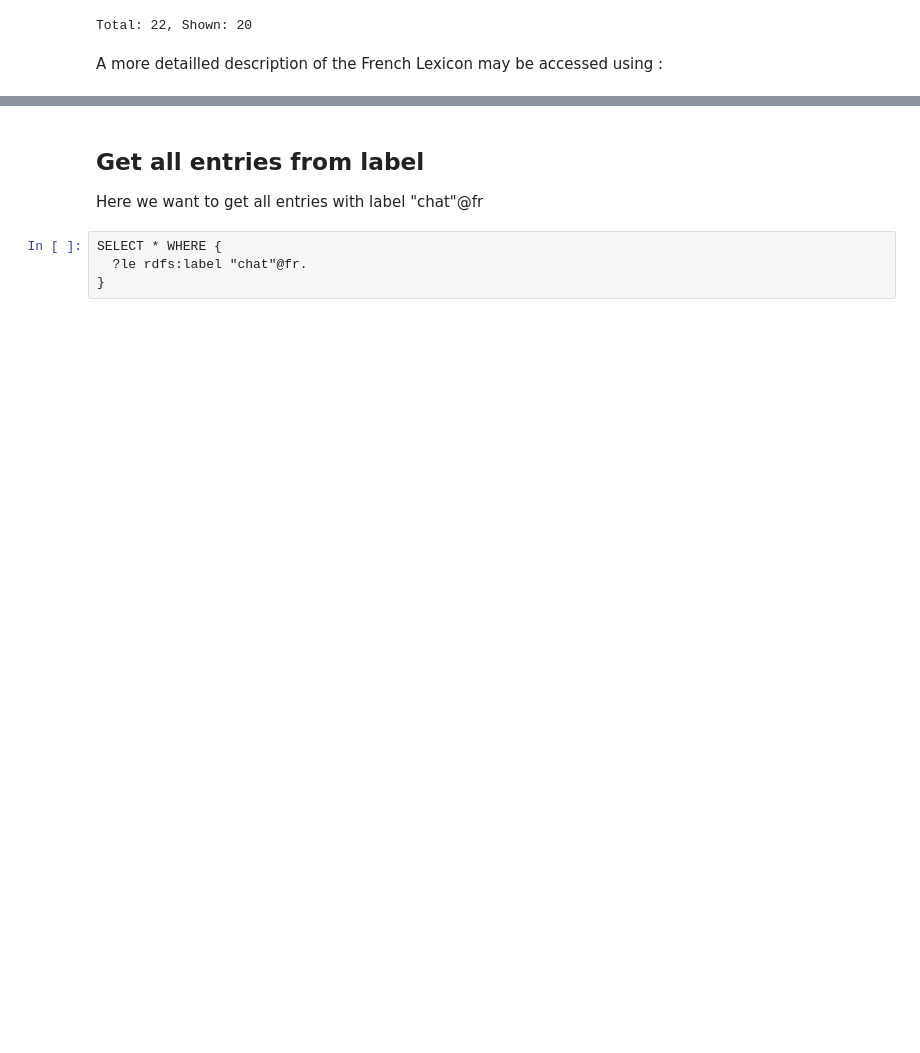
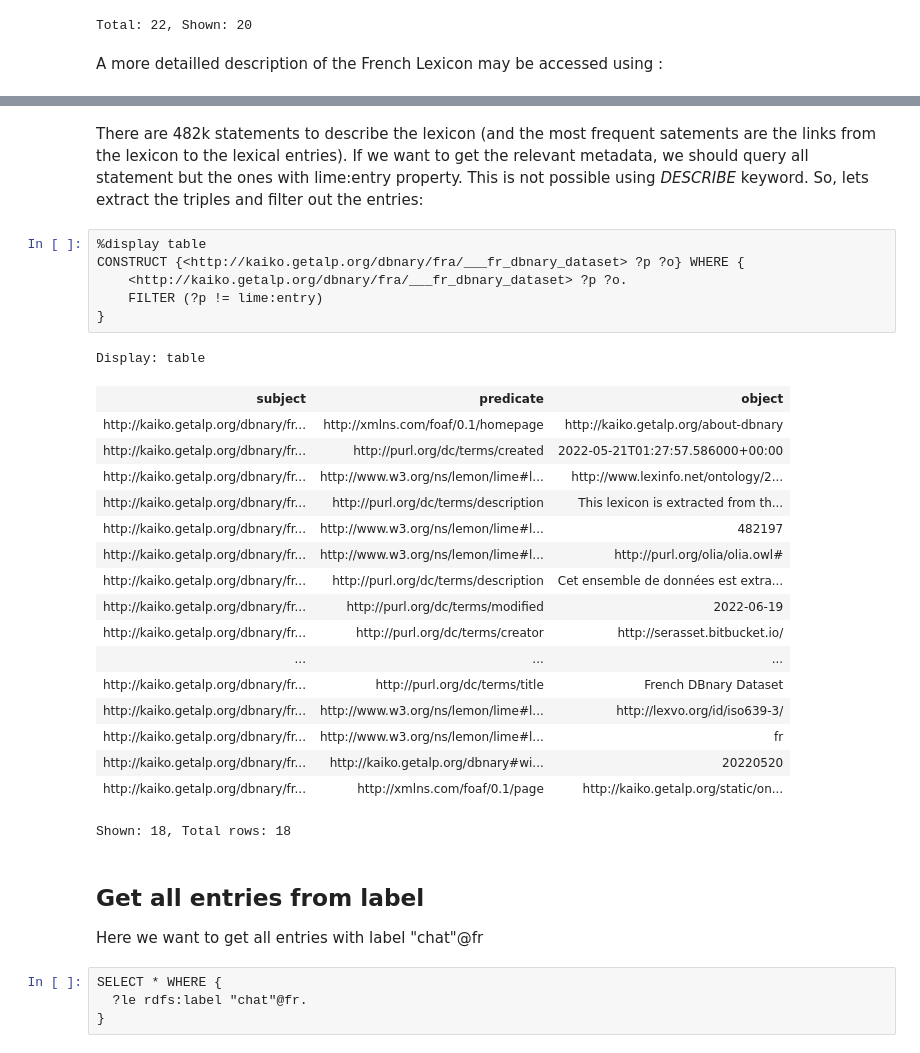
Before and after one commit to serasset/dbnary, a Jupyter notebook: tutorials/jupyter-python/notebooks/sparql-notebook.ipynb, the cells around one changed output, grey strips where cells are left out. Drawn from its saved outputs; the diff is of its cells as text; blank space fills up the shorter version.

```diff
--- a/tutorials/jupyter-python/notebooks/sparql-notebook.ipynb
+++ b/tutorials/jupyter-python/notebooks/sparql-notebook.ipynb
@@ -104,3 +104,32 @@ Shown: 18, Total rows: 18
+# %% [markdown]
+There are 482k statements to describe the lexicon (and the most frequent satements are the links from the lexicon to the lexical entries).
+If we want to get the relevant metadata, we should query all statement but the ones with lime:entry property.
+This is not possible using *DESCRIBE* keyword. So, lets extract the triples and filter out the entries:
+# %%
+%display table
+CONSTRUCT {<http://kaiko.getalp.org/dbnary/fra/___fr_dbnary_dataset> ?p ?o} WHERE {
+    <http://kaiko.getalp.org/dbnary/fra/___fr_dbnary_dataset> ?p ?o.
+    FILTER (?p != lime:entry)
+}
+# %% [output]
+Display: table
+| subject | predicate | object |
+| http://kaiko.getalp.org/dbnary/fr... | http://xmlns.com/foaf/0.1/homepage | http://kaiko.getalp.org/about-dbnary |
+| http://kaiko.getalp.org/dbnary/fr... | http://purl.org/dc/terms/created | 2022-05-21T01:27:57.586000+00:00 |
+| http://kaiko.getalp.org/dbnary/fr... | http://www.w3.org/ns/lemon/lime#l... | http://www.lexinfo.net/ontology/2... |
+| http://kaiko.getalp.org/dbnary/fr... | http://purl.org/dc/terms/description | This lexicon is extracted from th... |
+| http://kaiko.getalp.org/dbnary/fr... | http://www.w3.org/ns/lemon/lime#l... | 482197 |
+| http://kaiko.getalp.org/dbnary/fr... | http://www.w3.org/ns/lemon/lime#l... | http://purl.org/olia/olia.owl# |
+| http://kaiko.getalp.org/dbnary/fr... | http://purl.org/dc/terms/description | Cet ensemble de données est extra... |
+| http://kaiko.getalp.org/dbnary/fr... | http://purl.org/dc/terms/modified | 2022-06-19 |
+| http://kaiko.getalp.org/dbnary/fr... | http://purl.org/dc/terms/creator | http://serasset.bitbucket.io/ |
+| ... | ... | ... |
+| http://kaiko.getalp.org/dbnary/fr... | http://purl.org/dc/terms/title | French DBnary Dataset |
+| http://kaiko.getalp.org/dbnary/fr... | http://www.w3.org/ns/lemon/lime#l... | http://lexvo.org/id/iso639-3/ |
+| http://kaiko.getalp.org/dbnary/fr... | http://www.w3.org/ns/lemon/lime#l... | fr |
+| http://kaiko.getalp.org/dbnary/fr... | http://kaiko.getalp.org/dbnary#wi... | 20220520 |
+| http://kaiko.getalp.org/dbnary/fr... | http://xmlns.com/foaf/0.1/page | http://kaiko.getalp.org/static/on... |
+Shown: 18, Total rows: 18
 # %% [markdown]
 ## Get all entries from label
 
```
Also changed, not shown: parts of 14 cells of this notebook, 3 other files.
